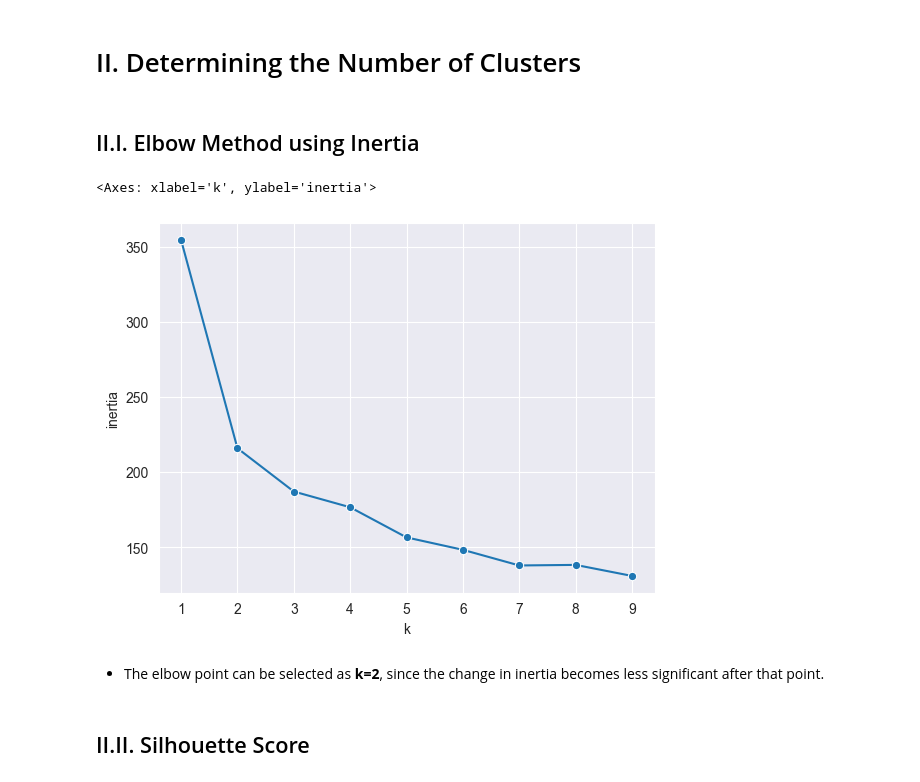
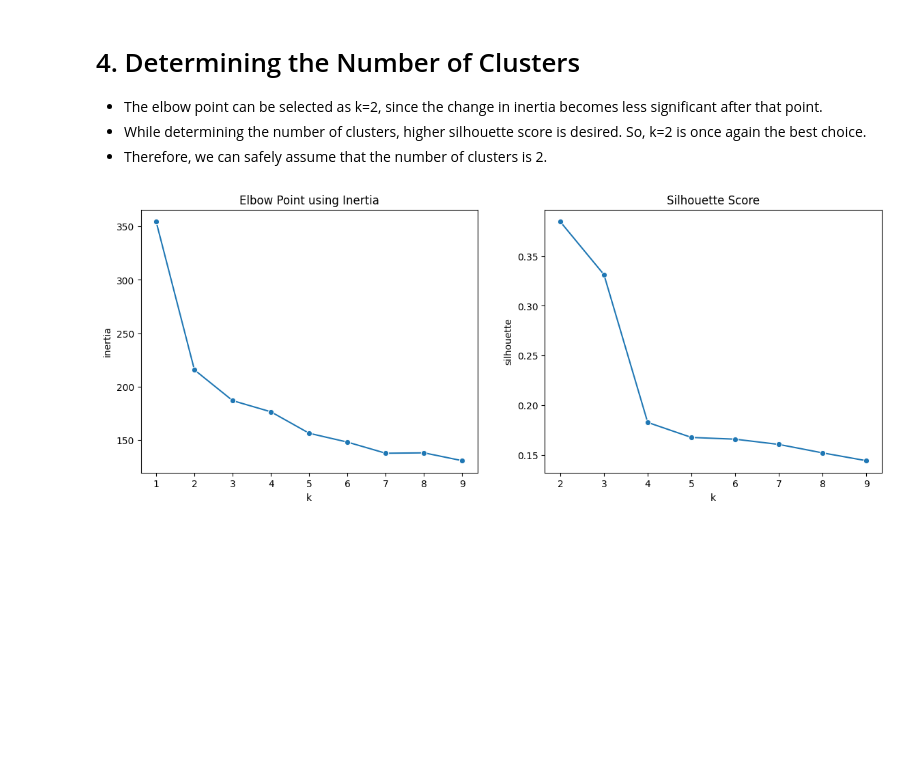
Before and after one commit to Apothemia/STA6015-Assignment-1, a Jupyter notebook: report.ipynb, the cells around one changed output. Saved outputs shown, nothing was run; the diff lists cells and outputs as text; code cells hidden in the pictures; blank space fills up the shorter version.

Commit message:
+ Implemented feature distribution, revised DBSCAN evaluation metric, and changed updated the visualisation function

```diff
--- a/report.ipynb
+++ b/report.ipynb
@@ -18,10 +32,13 @@ from sklearn.metrics import silhouette_score, adjusted_rand_score
 # %%
 # Column names taken from the "Variables Table" part of the dataset source
 col_names = ['ID', 'Diagnosis',
-             'radius1', 'texture1', 'perimeter1', 'area1', 'smoothness1', 'compactness1', 'concavity1', 'concave_points1', 'symmetry1', 'fractal_dimension1',
-             'radius2', 'texture2', 'perimeter2', 'area2', 'smoothness2', 'compactness2', 'concavity2', 'concave_points2', 'symmetry2', 'fractal_dimension2',
-             'radius3', 'texture3', 'perimeter3', 'area3', 'smoothness3', 'compactness3', 'concavity3', 'concave_points3', 'symmetry3', 'fractal_dimension3']
+             'radius1', 'texture1', 'perimeter1', 'area1', 'smoothness1', 'compactness1',
+             'concavity1', 'concave_points1', 'symmetry1', 'fractal_dimension1',
+             'radius2', 'texture2', 'perimeter2', 'area2', 'smoothness2', 'compactness2',
+             'concavity2', 'concave_points2', 'symmetry2', 'fractal_dimension2',
+             'radius3', 'texture3', 'perimeter3', 'area3', 'smoothness3', 'compactness3',
+             'concavity3', 'concave_points3', 'symmetry3', 'fractal_dimension3']
 
 data_df = pd.read_csv('data/wdbc.data', sep=',', names=col_names)
-data_df
+display_pruned_df(data_df)
 # %% [output]
@@ -45,6 +52,8 @@ labels = features.pop('Diagnosis').map({'B': 0, 'M': 1})
 # %%
-# Feature scaling
+features = data_df.drop(['ID'], axis=1)
+labels = features.pop('Diagnosis').map({'B': 0, 'M': 1})
+
 scaler = MinMaxScaler()
 features = pd.DataFrame(scaler.fit_transform(features), columns=col_names[2:])
-features
+display_pruned_df(features)
 # %% [output]
@@ -64,22 +80,12 @@ features
 # %% [markdown]
-# II. Determining the Number of Clusters
+# 4. Determining the Number of Clusters
+* The elbow point can be selected as k=2, since the change in inertia becomes less significant after that point.
+* While determining the number of clusters, higher silhouette score is desired. So, k=2 is once again the best choice.
+* Therefore, we can safely assume that the number of clusters is 2.
-# %% [markdown]
-## II.I. Elbow Method using Inertia
 # %%
-k_range = range(1, 10)
-inertia = []
+f, (ax1, ax2) = plt.subplots(1, 2, figsize=(14, 5))
 
-for k in k_range:
-    km = KMeans(n_clusters=k, random_state=42)
-    km.fit_predict(features)
-    inertia.append(km.inertia_)
-
-results = pd.DataFrame({'k': list(k_range), 'inertia': inertia}, index=list(k_range))
-sns.lineplot(results, x='k', y='inertia', marker='o')
+plot_elbow_method_with_k(ax1, features, k_start=1, k_end=9)
+plot_silhouette_score_with_k(ax2, features, k_start=2, k_end=9)
 # %% [output]
-<Axes: xlabel='k', ylabel='inertia'>
-[figure, old version]
+[figure, new version]
-# %% [markdown]
-* The elbow point can be selected as <b>k=2</b>, since the change in inertia becomes less significant after that point.
-# %% [markdown]
-## II.II. Silhouette Score
```
Also changed, not shown: parts of 26 cells of this notebook, 2 other files.
